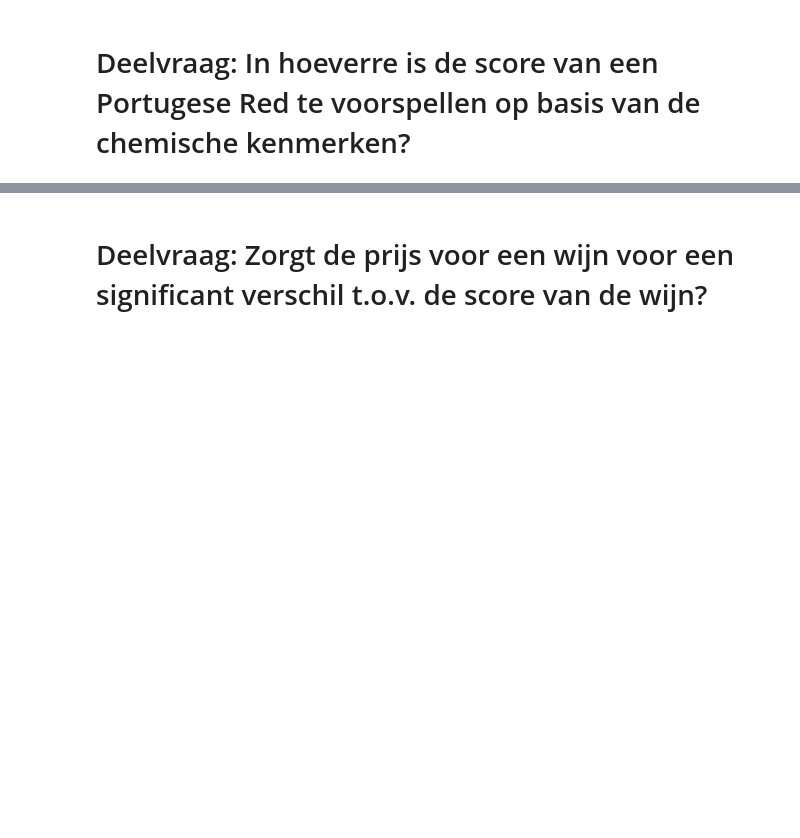
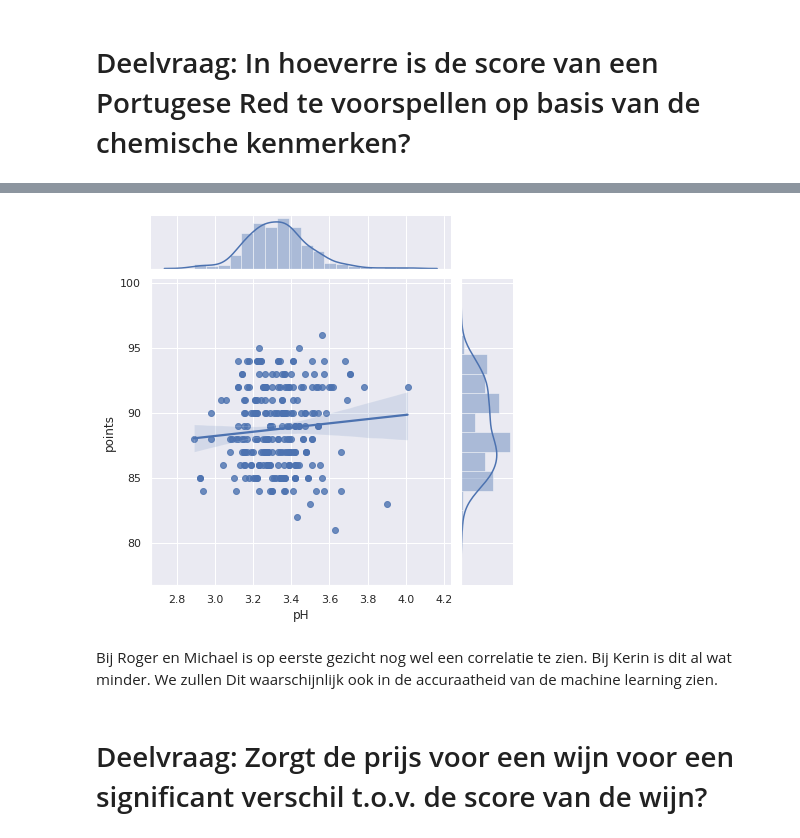
Before and after one commit to TijsS/jupyterNotebook, a Jupyter notebook: Copy_of_WijnOnderzoek.ipynb, the cells around one changed output, grey strips where cells are left out. Cells and saved outputs as stored; diff of their text form; code cells hidden in the pictures; blank space fills up the shorter version.

```diff
--- a/Copy_of_WijnOnderzoek.ipynb
+++ b/Copy_of_WijnOnderzoek.ipynb
@@ -135,3 +176,9 @@ Voor deze vraag gaan wij per proever de score van de wijn vergelijken met de ph
+# %%
+ax = sns.jointplot('pH', 'points', data=dfKerin,kind="reg")
+# %% [output]
+[figure, added]
+# %% [markdown]
+Bij Roger en Michael is op eerste gezicht nog wel een correlatie te zien. Bij Kerin is dit al wat minder. We zullen Dit waarschijnlijk ook in de accuraatheid van de machine learning zien.
 # %% [markdown]
 # Deelvraag: Zorgt de prijs voor een wijn voor een significant verschil t.o.v. de score van de wijn?
 # %% [markdown]
```
Also changed, not shown: parts of 18 cells of this notebook.
